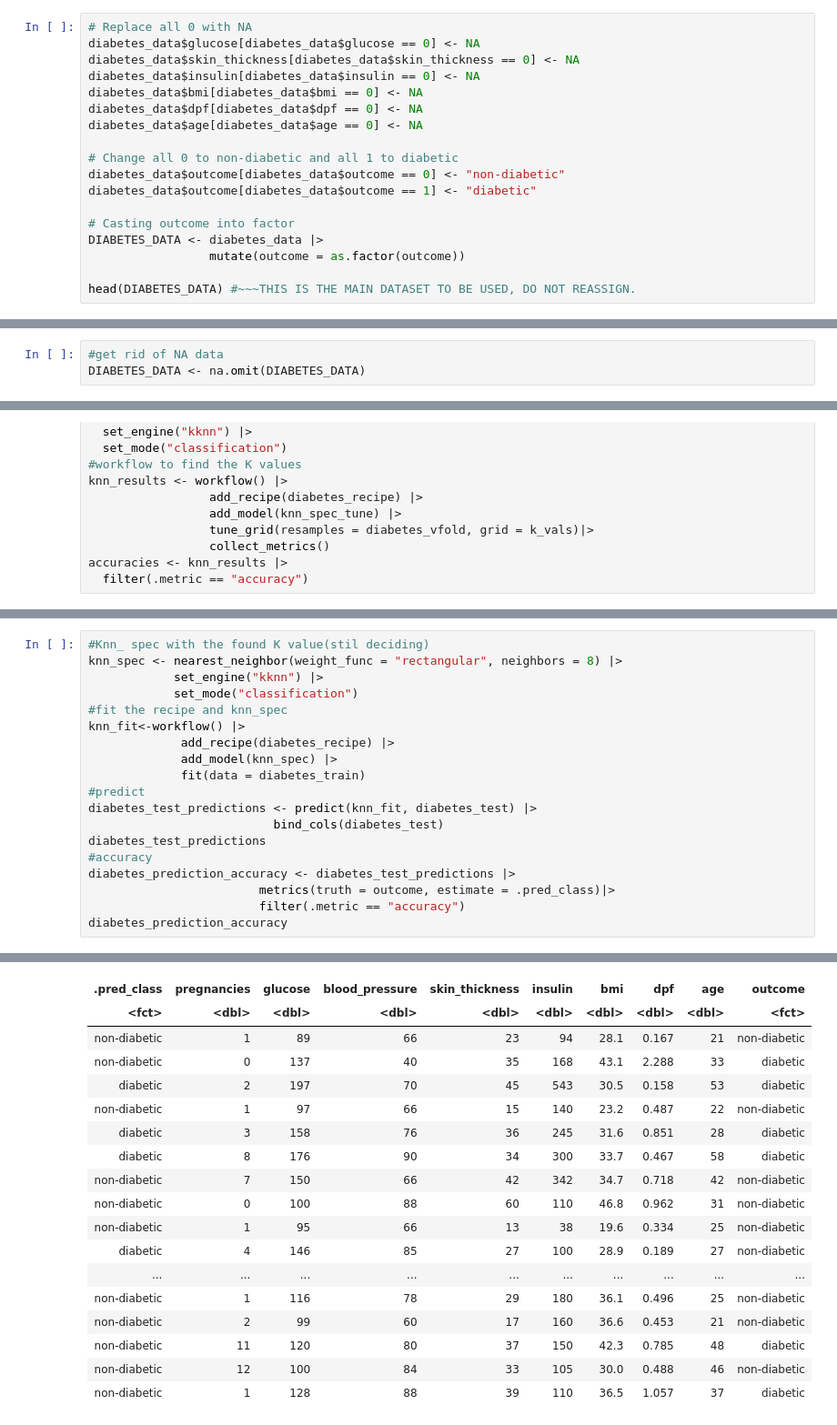
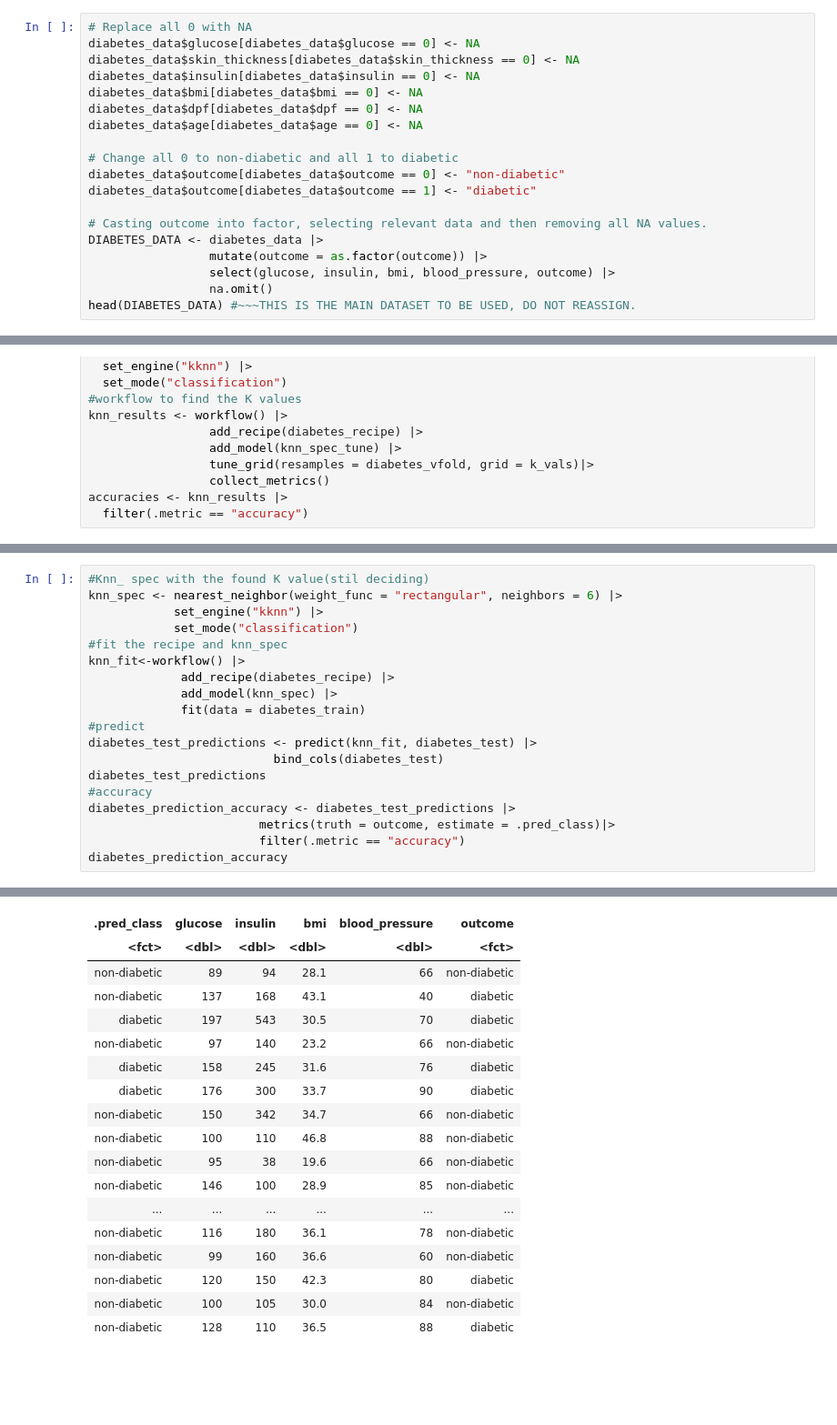
Before and after one commit to narjisaa/dsci-100-2023w1-group-10, a Jupyter notebook: group_project_report.ipynb, the cells around one changed output, grey strips where cells are left out. Shown at 91% size. Drawn from its saved outputs; the diff is of its cells as text; blank space fills up the shorter version.

```diff
--- a/group_project_report.ipynb
+++ b/group_project_report.ipynb
@@ -93,9 +94,10 @@ diabetes_data$age[diabetes_data$age == 0] <- NA
 diabetes_data$outcome[diabetes_data$outcome == 0] <- "non-diabetic"
 diabetes_data$outcome[diabetes_data$outcome == 1] <- "diabetic"
 
-# Casting outcome into factor
+# Casting outcome into factor, selecting relevant data and then removing all NA values.
 DIABETES_DATA <- diabetes_data |>
-                 mutate(outcome = as.factor(outcome))
-
+                 mutate(outcome = as.factor(outcome)) |>
+                 select(glucose, insulin, bmi, blood_pressure, outcome) |>
+                 na.omit()
 head(DIABETES_DATA) #~~~THIS IS THE MAIN DATASET TO BE USED, DO NOT REASSIGN.
 # %% [output]
@@ -119,9 +163,6 @@ A tibble: 6 × 9
 #### - Visuals do not have titles or labels
 #### - All figures and tables should have table/figure number and legend (when applicable)
 #### - Our reasoning is off, we need to improve our reasoning
-# %%
-#get rid of NA data
-DIABETES_DATA <- na.omit(DIABETES_DATA)
 # %%
 set.seed(1213)
 #spliting the DIABETES_DATA
@@ -172,6 +236,6 @@ accuracy_vs_k
 # %%
 #Knn_ spec with the found K value(stil deciding)
-knn_spec <- nearest_neighbor(weight_func = "rectangular", neighbors = 8) |>
+knn_spec <- nearest_neighbor(weight_func = "rectangular", neighbors = 6) |>
             set_engine("kknn") |>
             set_mode("classification")
 #fit the recipe and knn_spec
@@ -193,21 +257,21 @@ A tibble: 79 × 10
-| .pred_class | pregnancies | glucose | blood_pressure | skin_thickness | insulin | bmi | dpf | age | outcome |
-| <fct> | <dbl> | <dbl> | <dbl> | <dbl> | <dbl> | <dbl> | <dbl> | <dbl> | <fct> |
-| non-diabetic | 1 | 89 | 66 | 23 | 94 | 28.1 | 0.167 | 21 | non-diabetic |
-| non-diabetic | 0 | 137 | 40 | 35 | 168 | 43.1 | 2.288 | 33 | diabetic |
-| diabetic | 2 | 197 | 70 | 45 | 543 | 30.5 | 0.158 | 53 | diabetic |
-| non-diabetic | 1 | 97 | 66 | 15 | 140 | 23.2 | 0.487 | 22 | non-diabetic |
-| diabetic | 3 | 158 | 76 | 36 | 245 | 31.6 | 0.851 | 28 | diabetic |
-| diabetic | 8 | 176 | 90 | 34 | 300 | 33.7 | 0.467 | 58 | diabetic |
-| non-diabetic | 7 | 150 | 66 | 42 | 342 | 34.7 | 0.718 | 42 | non-diabetic |
-| non-diabetic | 0 | 100 | 88 | 60 | 110 | 46.8 | 0.962 | 31 | non-diabetic |
-| non-diabetic | 1 | 95 | 66 | 13 | 38 | 19.6 | 0.334 | 25 | non-diabetic |
-| diabetic | 4 | 146 | 85 | 27 | 100 | 28.9 | 0.189 | 27 | non-diabetic |
-| ... | ... | ... | ... | ... | ... | ... | ... | ... | ... |
-| non-diabetic | 1 | 116 | 78 | 29 | 180 | 36.1 | 0.496 | 25 | non-diabetic |
-| non-diabetic | 2 | 99 | 60 | 17 | 160 | 36.6 | 0.453 | 21 | non-diabetic |
-| non-diabetic | 11 | 120 | 80 | 37 | 150 | 42.3 | 0.785 | 48 | diabetic |
-| non-diabetic | 12 | 100 | 84 | 33 | 105 | 30.0 | 0.488 | 46 | non-diabetic |
-| non-diabetic | 1 | 128 | 88 | 39 | 110 | 36.5 | 1.057 | 37 | diabetic |
+| .pred_class | glucose | insulin | bmi | blood_pressure | outcome |
+| <fct> | <dbl> | <dbl> | <dbl> | <dbl> | <fct> |
+| non-diabetic | 89 | 94 | 28.1 | 66 | non-diabetic |
+| non-diabetic | 137 | 168 | 43.1 | 40 | diabetic |
+| diabetic | 197 | 543 | 30.5 | 70 | diabetic |
+| non-diabetic | 97 | 140 | 23.2 | 66 | non-diabetic |
+| diabetic | 158 | 245 | 31.6 | 76 | diabetic |
+| diabetic | 176 | 300 | 33.7 | 90 | diabetic |
+| non-diabetic | 150 | 342 | 34.7 | 66 | non-diabetic |
+| non-diabetic | 100 | 110 | 46.8 | 88 | non-diabetic |
+| non-diabetic | 95 | 38 | 19.6 | 66 | non-diabetic |
+| non-diabetic | 146 | 100 | 28.9 | 85 | non-diabetic |
+| ... | ... | ... | ... | ... | ... |
+| non-diabetic | 116 | 180 | 36.1 | 78 | non-diabetic |
+| non-diabetic | 99 | 160 | 36.6 | 60 | non-diabetic |
+| non-diabetic | 120 | 150 | 42.3 | 80 | diabetic |
+| non-diabetic | 100 | 105 | 30.0 | 84 | non-diabetic |
+| non-diabetic | 128 | 110 | 36.5 | 88 | diabetic |
 A tibble: 1 × 3
 | .metric | .estimator | .estimate |
 | <chr> | <chr> | <dbl> |
```
Also changed, not shown: parts of 14 cells of this notebook.
